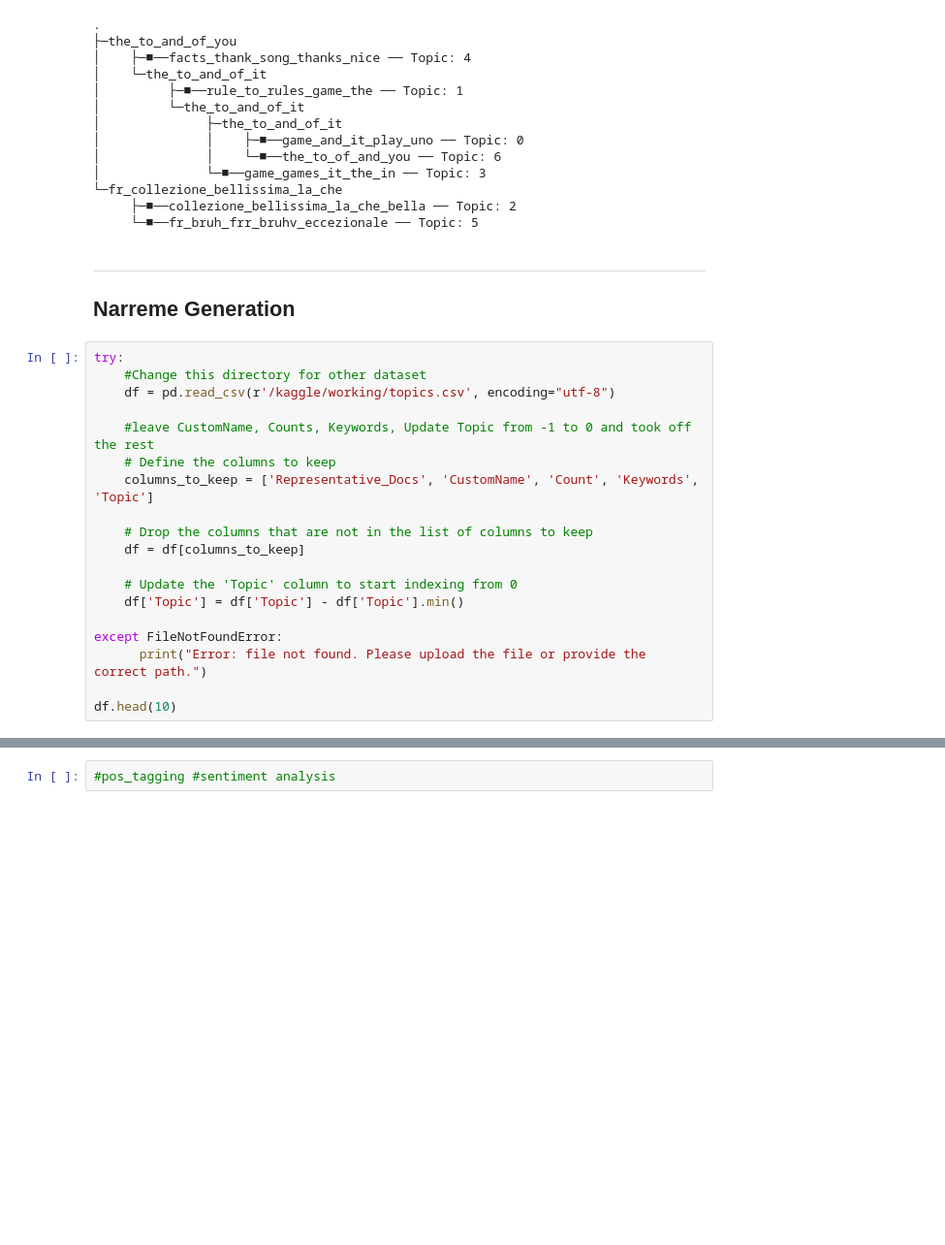
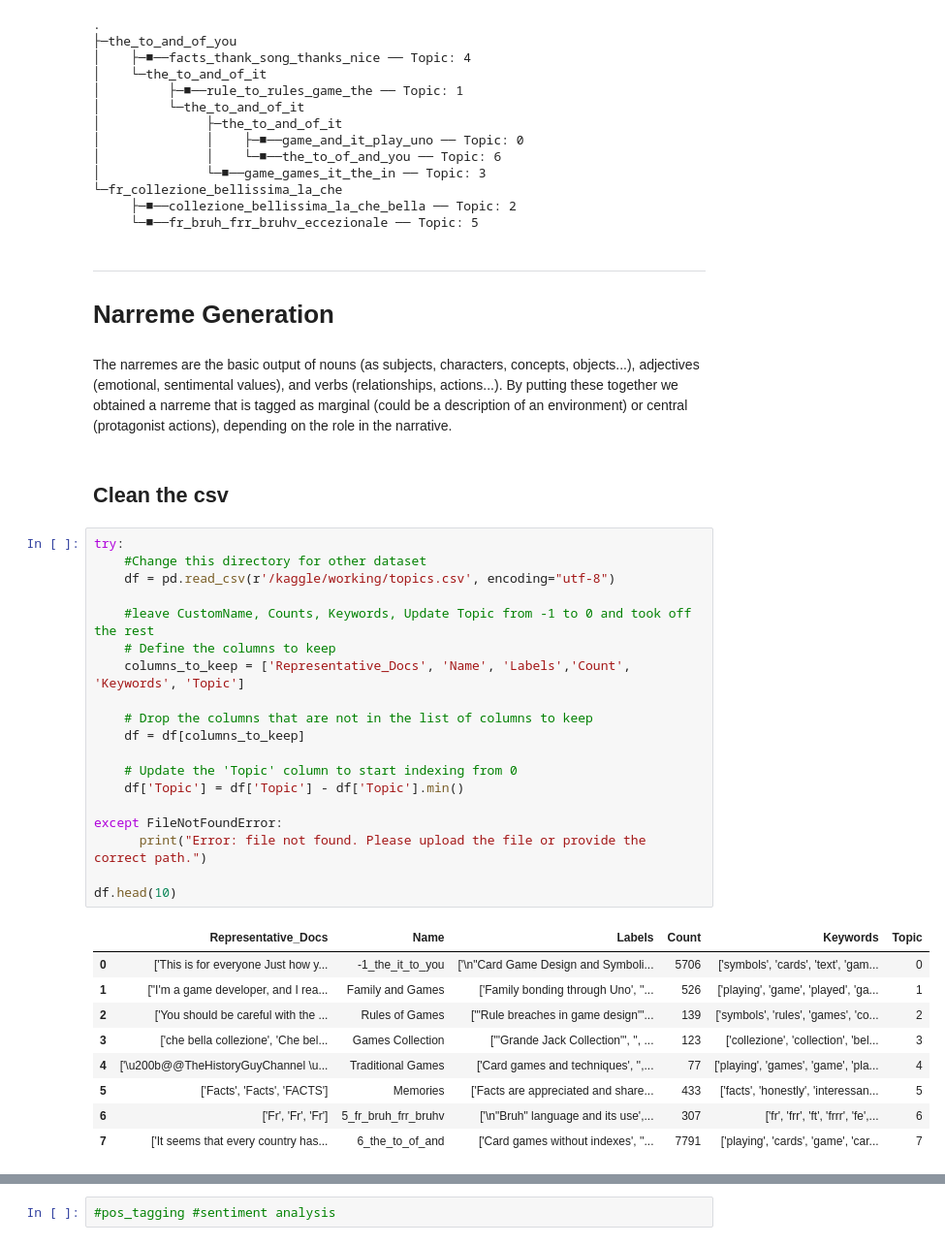
Before and after one commit to fre-denni/narreme_generative, a Jupyter notebook: nlp-narrative-analysis.ipynb, the cells around one changed output, grey strips where cells are left out. Shown at 97% size. Saved outputs shown, nothing was run; the diff lists cells and outputs as text; blank space fills up the shorter version.

```diff
--- a/nlp-narrative-analysis.ipynb
+++ b/nlp-narrative-analysis.ipynb
@@ -494,26 +485,40 @@ print(tree)
 # %% [markdown]
 ---
 
-## Narreme Generation
+# Narreme Generation
+# %% [markdown]
+The narremes are the basic output of nouns (as subjects, characters, concepts, objects...), adjectives (emotional, sentimental values), and verbs (relationships, actions...). By putting these together we obtained a narreme that is tagged as marginal (could be a description of an environment) or central (protagonist actions), depending on the role in the narrative.
+# %% [markdown]
+## Clean the csv
 # %%
 try:
     #Change this directory for other dataset
     df = pd.read_csv(r'/kaggle/working/topics.csv', encoding="utf-8")
 
     #leave CustomName, Counts, Keywords, Update Topic from -1 to 0 and took off the rest
     # Define the columns to keep
-    columns_to_keep = ['Representative_Docs', 'CustomName', 'Count', 'Keywords', 'Topic']
+    columns_to_keep = ['Representative_Docs', 'Name', 'Labels','Count', 'Keywords', 'Topic']
 
     # Drop the columns that are not in the list of columns to keep
     df = df[columns_to_keep]
 
     # Update the 'Topic' column to start indexing from 0
     df['Topic'] = df['Topic'] - df['Topic'].min()
 
 except FileNotFoundError:
       print("Error: file not found. Please upload the file or provide the correct path.")
 
 df.head(10)
+# %% [output]
+|  | Representative_Docs | Name | Labels | Count | Keywords | Topic |
+| 0 | ['This is for everyone Just how y... | -1_the_it_to_you | ['\n"Card Game Design and Symboli... | 5706 | ['symbols', 'cards', 'text', 'gam... | 0 |
+| 1 | ["I'm a game developer, and I rea... | Family and Games | ['Family bonding through Uno', ''... | 526 | ['playing', 'game', 'played', 'ga... | 1 |
+| 2 | ['You should be careful with the ... | Rules of Games | ['"Rule breaches in game design"'... | 139 | ['symbols', 'rules', 'games', 'co... | 2 |
+| 3 | ['che bella collezione', 'Che bel... | Games Collection | ['"Grande Jack Collection"', '', ... | 123 | ['collezione', 'collection', 'bel... | 3 |
+| 4 | ['\u200b@@TheHistoryGuyChannel \u... | Traditional Games | ['Card games and techniques', '',... | 77 | ['playing', 'games', 'game', 'pla... | 4 |
+| 5 | ['Facts', 'Facts', 'FACTS'] | Memories | ['Facts are appreciated and share... | 433 | ['facts', 'honestly', 'interessan... | 5 |
+| 6 | ['Fr', 'Fr', 'Fr'] | 5_fr_bruh_frr_bruhv | ['\n"Bruh" language and its use',... | 307 | ['fr', 'frr', 'ft', 'frrr', 'fe',... | 6 |
+| 7 | ['It seems that every country has... | 6_the_to_of_and | ['Card games without indexes', ''... | 7791 | ['playing', 'cards', 'game', 'car... | 7 |
 # %%
 import ast
 
```
Also changed, not shown: parts of 16 cells of this notebook.
